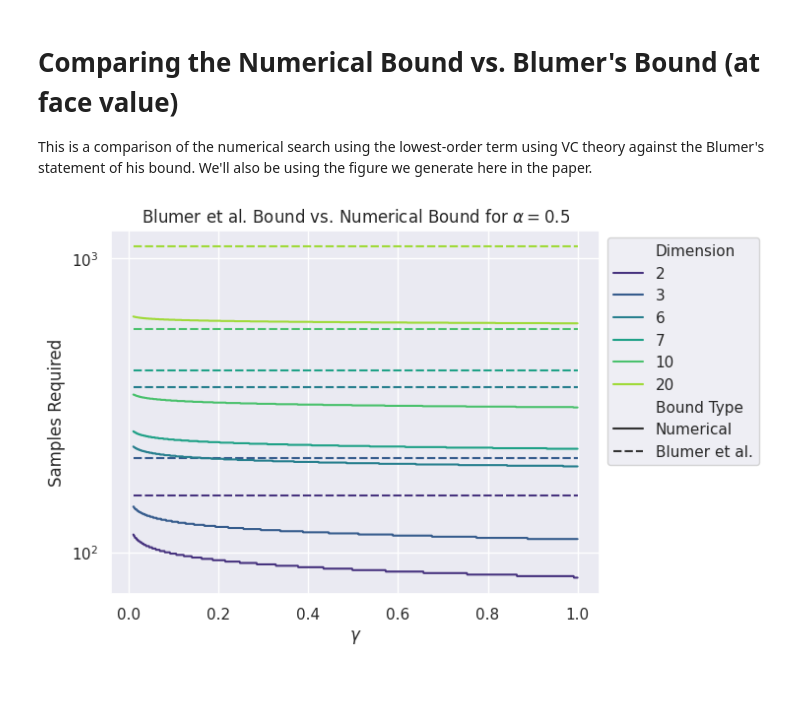
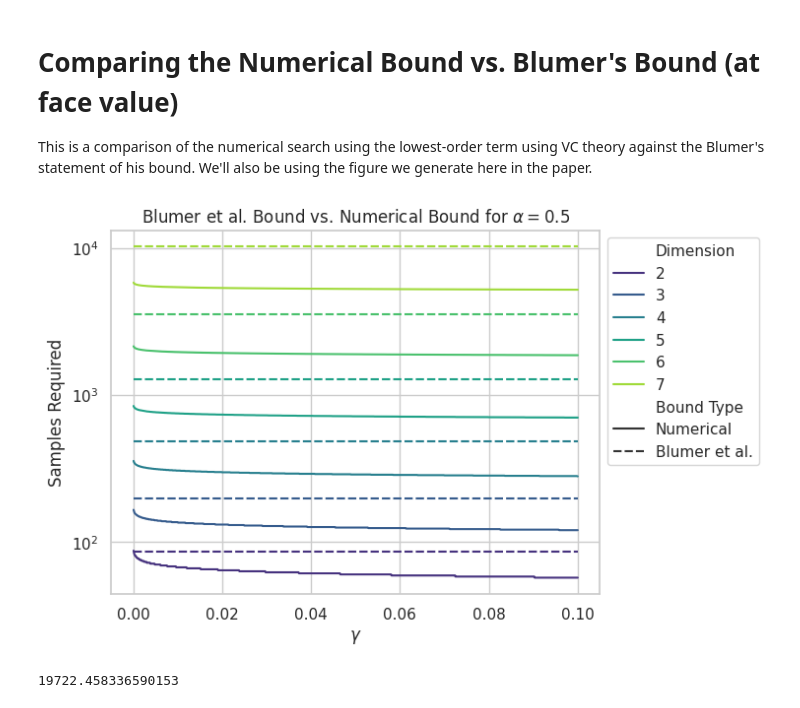
Before and after one commit to robustrobotics/nonasymptotic-mp, a Jupyter notebook: notebooks/numerical_bound_comparisons.ipynb, the cells around one changed output. Drawn from its saved outputs; the diff is of its cells as text; code cells hidden in the pictures.

```diff
--- a/notebooks/numerical_bound_comparisons.ipynb
+++ b/notebooks/numerical_bound_comparisons.ipynb
@@ -71,8 +71,8 @@ def blumer_bound(eps, gamma, vc_dim):
     # return np.maximum(4 / eps * np.log(2 / gamma))
 #     return 8 * vc_dim / eps * np.log(13 / eps)
 
-probs = np.linspace(1.0 , 1e-2, num=1000)
-dims = [2, 3, 6, 7, 10, 20]
+probs = np.linspace(0.1 , 1e-4, num=1000)
+dims = [2, 3, 4, 5, 6, 7]
 rad = 0.5
 
 results_record = {
@@ -83,35 +83,43 @@ results_record = {
 }
 
 for dim in dims:
+    eps = compute_vol_unit_sphere(dim) * (rad ** dim)
+    numer_samples = np.zeros_like(probs)
+
     for i_p, _p in enumerate(probs):
         numer_samples[i_p] = doubling_sample_search_over_log2_prob_bound(
             lambda _m : compute_sauer_shelah_bound_log2(_m, eps, dim + 1), 1 - _p
         )
 
     results_record['probs'] = np.concatenate([results_record['probs'], probs])
     results_record['n_samples'] = np.concatenate([results_record['n_samples'], numer_samples])
     results_record['Bound Type'] = np.concatenate([results_record['Bound Type'], ['Numerical'] * len(probs)])
     results_record['Dimension'] = np.concatenate([results_record['Dimension'], [str(dim)] * len(probs)])
 
 
-    eps = rad #compute_vol_unit_sphere(dim) * (rad ** dim)
     blumer_samples = blumer_bound(eps, probs, dim + 1)
     results_record['probs'] = np.concatenate([results_record['probs'], probs])
     results_record['n_samples'] = np.concatenate([results_record['n_samples'], blumer_samples])
     results_record['Bound Type'] = np.concatenate([results_record['Bound Type'], ['Blumer et al.'] * len(probs)])
     results_record['Dimension'] = np.concatenate([results_record['Dimension'], [str(dim)] * len(probs)])
 
     numer_samples = np.zeros_like(blumer_samples)
 
 
 results_df = pd.DataFrame(results_record)
-sns.set_theme(style='darkgrid')
+sns.set_theme(style='whitegrid')
 ax = sns.lineplot(data=results_df, x='probs', y='n_samples', hue='Dimension', style='Bound Type', palette='viridis')
 ax.set_yscale('log')
 ax.set_xlabel('$\gamma$')
 ax.set_ylabel('Samples Required')
 sns.move_legend(ax, "upper left", bbox_to_anchor=(1, 1))
 ax.set_title('Blumer et al. Bound vs. Numerical Bound for $\\alpha=0.5$')
+plt.savefig('blumer_numer.pdf', format='pdf', bbox_inches='tight')
 plt.show()
 # %% [output]
-[figure, old version]
+[figure, new version]
+# %%
+import math
+(13 / eps) * 56
+# %% [output]
+19722.458336590153
```
Also changed, not shown: parts of 1 cell of this notebook, 1 other file.
